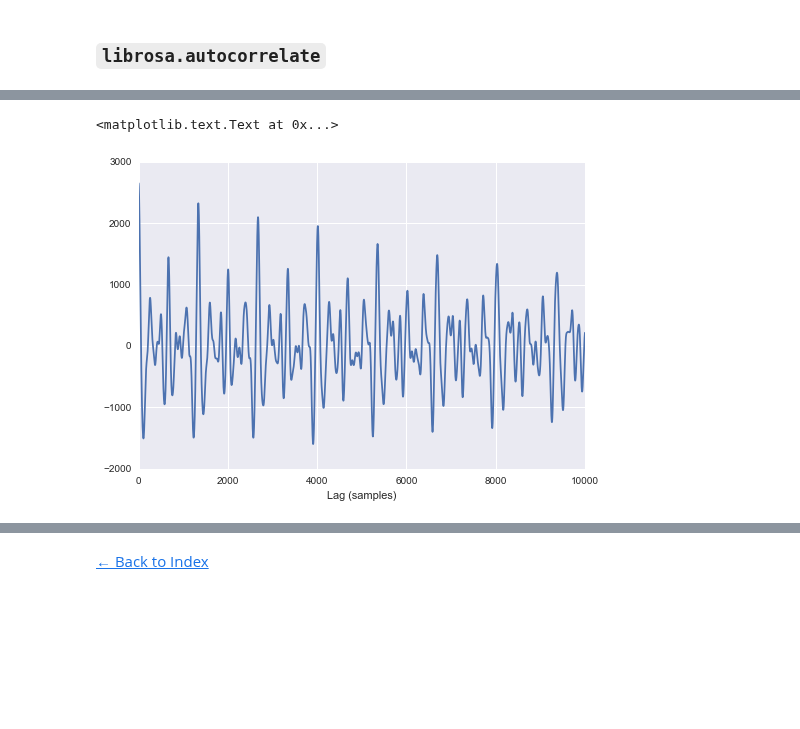
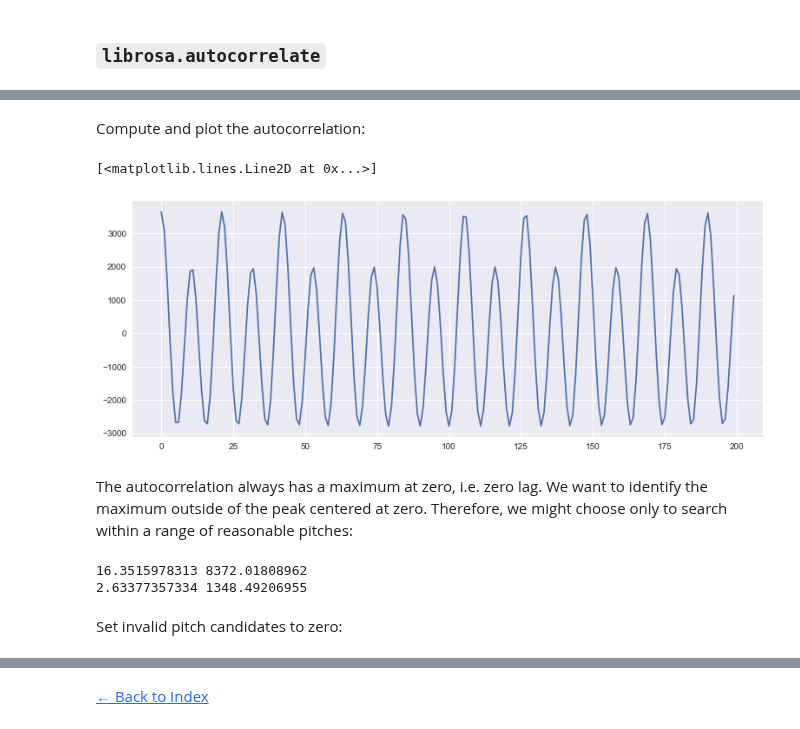
Before and after one commit to iranroman/musicinformationretrieval.com, a Jupyter notebook: autocorrelation.ipynb, the cells around one changed output, grey strips where cells are left out. Cells and saved outputs as stored; diff of their text form; code cells hidden in the pictures; blank space fills up the shorter version.

```diff
--- a/autocorrelation.ipynb
+++ b/autocorrelation.ipynb
@@ -1,7 +1,9 @@
 # %%
 %matplotlib inline
 import seaborn
-import numpy, scipy, matplotlib.pyplot as plt, pandas, librosa, IPython.display as ipd, urllib
+import numpy, scipy, matplotlib.pyplot as plt, IPython.display as ipd
+import librosa, librosa.display
+plt.rcParams['figure.figsize'] = (13, 5)
 # %% [markdown]
 [&larr; Back to Index](index.html)
 # %% [markdown]
@@ -19,4 +20,0 @@ Let's download and listen to a file:
-# %%
-urllib.urlretrieve('http://audio.musicinformationretrieval.com/c_strum.wav')
-x, fs = librosa.load('c_strum.wav', sr=44100)
-ipd.Audio(x, rate=fs)
@@ -24,0 +21,3 @@ ipd.Audio(x, rate=fs)
+# %%
+x, sr = librosa.load('audio/c_strum.wav')
+ipd.Audio(x, rate=sr)
@@ -51,0 +72,3 @@ Or use [`librosa.autocorrelate`](http://bmcfee.github.io/librosa/generated/libro
+# %%
+x, sr = librosa.load('audio/oboe_c6.wav')
+ipd.Audio(x, rate=sr)
@@ -52,7 +77,10 @@ Or use [`librosa.autocorrelate`](http://bmcfee.github.io/librosa/generated/libro
+# %% [markdown]
+Compute and plot the autocorrelation:
 # %%
-r = librosa.autocorrelate(x, max_size=10000)
-plt.plot(r)
-plt.xlabel('Lag (samples)')
+r = librosa.autocorrelate(x, max_size=5000)
+plt.plot(r[:200])
 # %% [output]
-<matplotlib.text.Text at 0x...>
+[<matplotlib.lines.Line2D at 0x...>]
-[figure, old version]
+[figure, new version]
+# %% [markdown]
+The autocorrelation always has a maximum at zero, i.e. zero lag. We want to identify the maximum outside of the peak centered at zero. Therefore, we might choose only to search within a range of reasonable pitches:
@@ -58,0 +94,8 @@ plt.xlabel('Lag (samples)')
+# %%
+print f_lo, f_hi
+print t_lo, t_hi
+# %% [output]
+16.3515978313 8372.01808962
+2.63377357334 1348.49206955
+# %% [markdown]
+Set invalid pitch candidates to zero:
```
Also changed, not shown: parts of 26 cells of this notebook, 3 other files.
